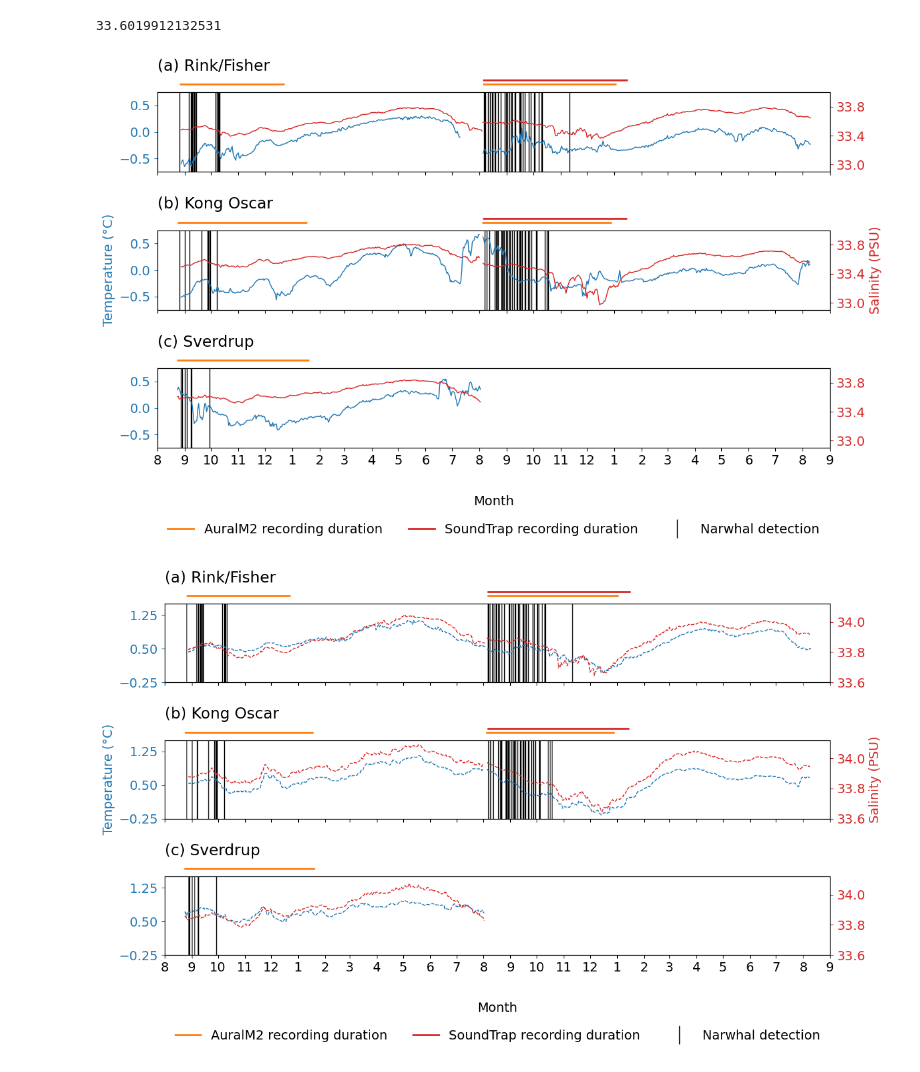
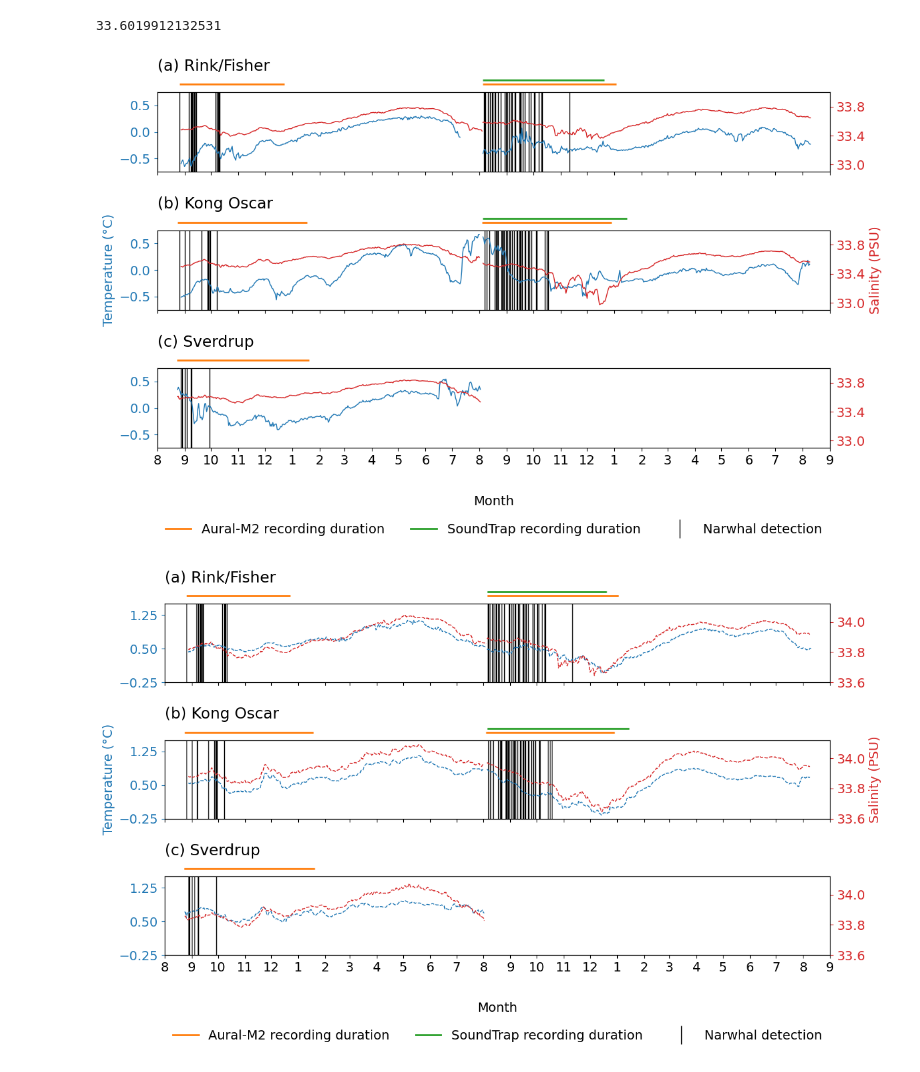
Before and after one commit to mjzahn/OMG_narwhals_habitat-model, a Jupyter notebook: data-cleaning_python/narwhal_habitat-model_figs.ipynb, the cells around one changed output. Saved outputs shown, nothing was run; the diff lists cells and outputs as text; code cells hidden in the pictures.

```diff
--- a/data-cleaning_python/narwhal_habitat-model_figs.ipynb
+++ b/data-cleaning_python/narwhal_habitat-model_figs.ipynb
@@ -375,7 +375,7 @@ ax1.set_xlim(np.datetime64('2018-08-01'), np.datetime64('2020-09-01'))
 ax1.set_title("(a) Rink/Fisher", loc='left')
 ax1.hlines(y=0, xmin=rink_aural_dates_array[0], xmax=rink_aural_dates_array[-1],linewidth=2, color='tab:orange', clip_on=False)
 ax1.hlines(y=0, xmin=fisher_aural_dates_array[0], xmax=fisher_aural_dates_array[-1],linewidth=2, color='tab:orange', clip_on=False)
-ax1.hlines(y=50, xmin=fisher_ST_dates_array[0], xmax=fisher_ST_dates_array[-1],linewidth=2, color='tab:red', clip_on=False)
+ax1.hlines(y=50, xmin=fisher_ST_dates_array[0], xmax=np.datetime64('2019-12-20'),linewidth=2, color='tab:green', clip_on=False)
 ax1.set_ylim(0,100)
 ax1.axis('off')
 
@@ -405,7 +405,7 @@ ax3.axis('off') # filler axis
 ax4.set_title("(b) Kong Oscar", loc='left')
 ax4.hlines(y=0, xmin=KO18_aural_dates_array[0], xmax=KO18_aural_dates_array[-1], linewidth=2, color='tab:orange', clip_on=False, label='Aural start/end')
 ax4.hlines(y=0, xmin=KO19_aural_dates_array[0], xmax=KO19_aural_dates_array[-1], linewidth=2, color='tab:orange', clip_on=False, label='Aural start/end')
-ax4.hlines(y=50, xmin=KO19_ST_dates_array[0], xmax=KO19_ST_dates_array[-1], linewidth=2, color='tab:red', clip_on=False, label='SoundTrap start/end')
+ax4.hlines(y=50, xmin=KO19_ST_dates_array[0], xmax=KO19_ST_dates_array[-1], linewidth=2, color='tab:green', clip_on=False, label='SoundTrap start/end')
 ax4.set_ylim(0,100)
 ax4.axis('off')
 
@@ -450,36 +450,36 @@ sverdrup_salt_120m_timeseries_da.plot(ax=ax8_twin, c='tab:red', linewidth=1)
 months   = pd.period_range(np.datetime64('2018-08'), freq='M', periods=26).strftime('%Y-%m').tolist()
 # abbrev = ["A","S","O",'N','D',"J",'F','M','A','M','J','J','A',"S","O",'N','D',"J",'F','M','A','M','J','J','A',"S"]
 abbrev = ['8','9','10','11','12','1','2','3','4','5','6','7','8','9','10','11','12','1','2','3','4','5','6','7','8','9']
 ax8.set_xticks(months, [])
 ax8.set_xticks(months, abbrev, rotation=0, horizontalalignment = 'center')
 
 # add legend
-legend_elements = [Line2D([0], [0], color='tab:orange', lw=2, label='AuralM2 recording duration'),
-                   Line2D([0], [0], color='tab:red', lw=2, label='SoundTrap recording duration'),
+legend_elements = [Line2D([0], [0], color='tab:orange', lw=2, label='Aural-M2 recording duration'),
+                   Line2D([0], [0], color='tab:green', lw=2, label='SoundTrap recording duration'),
                    Line2D([], [], marker='|', linestyle='None',color='k', lw=1,markersize=20, label='Narwhal detection')]
 ax8.legend(handles=legend_elements, loc='upper center', ncol=3, bbox_to_anchor=(0.5, -0.8),frameon=False)
 
 # params for y-axis
 for ax in (ax2,ax5,ax8):
     ax.tick_params(axis='y', colors='tab:blue')
     ax.set_ylim(-0.75,0.75)
     ax.set_xlabel("")
     ax.set_ylabel("")
     # ax.axhline(y=mooring_temp_120m_mean)
 for ax in (ax2_twin,ax5_twin,ax8_twin):
     ax.set_yticks([33,33.4,33.8])
     ax.margins(x=0,y=0)
     ax.set_ylim(32.9,34)
     ax.set_ylabel("")
     ax.tick_params(axis='y', colors='tab:red')
 ax5_twin.set_ylabel("Salinity (PSU)", color='tab:red')
 ax5.set_ylabel("Temperature (°C)", color='tab:blue')
 
 ax8.set_xlabel("Month",labelpad=30);
 
 plt.savefig('Figures/narwhal-dets_temp-salt-surf.png', bbox_inches='tight', dpi=300, facecolor='white')
 # %% [output]
-[figure, old version]
+[figure, new version]
 # %%
 plt.rcParams["figure.figsize"] = (13,4)
 plt.rcParams['font.size'] = 14
@@ -492,7 +492,7 @@ ax1.set_xlim(np.datetime64('2018-08-01'), np.datetime64('2020-09-01'))
 ax1.set_title("(a) Rink/Fisher", loc='left')
 ax1.hlines(y=0, xmin=rink_aural_dates_array[0], xmax=rink_aural_dates_array[-1],linewidth=2, color='tab:orange', clip_on=False)
 ax1.hlines(y=0, xmin=fisher_aural_dates_array[0], xmax=fisher_aural_dates_array[-1],linewidth=2, color='tab:orange', clip_on=False)
-ax1.hlines(y=50, xmin=fisher_ST_dates_array[0], xmax=fisher_ST_dates_array[-1],linewidth=2, color='tab:red', clip_on=False)
+ax1.hlines(y=50, xmin=fisher_ST_dates_array[0], xmax=np.datetime64('2019-12-20'),linewidth=2, color='tab:green', clip_on=False)
 ax1.set_ylim(0,100)
 ax1.axis('off')
 
@@ -518,7 +518,7 @@ ax3.axis('off') # filler axis
 ax4.set_title("(b) Kong Oscar", loc='left')
 ax4.hlines(y=0, xmin=KO18_aural_dates_array[0], xmax=KO18_aural_dates_array[-1], linewidth=2, color='tab:orange', clip_on=False, label='Aural start/end')
 ax4.hlines(y=0, xmin=KO19_aural_dates_array[0], xmax=KO19_aural_dates_array[-1], linewidth=2, color='tab:orange', clip_on=False, label='Aural start/end')
-ax4.hlines(y=50, xmin=KO19_ST_dates_array[0], xmax=KO19_ST_dates_array[-1], linewidth=2, color='tab:red', clip_on=False, label='SoundTrap start/end')
+ax4.hlines(y=50, xmin=KO19_ST_dates_array[0], xmax=KO19_ST_dates_array[-1], linewidth=2, color='tab:green', clip_on=False, label='SoundTrap start/end')
 ax4.set_ylim(0,100)
 ax4.axis('off')
 
@@ -564,8 +564,8 @@ ax8.set_xticks(months, [])
 ax8.set_xticks(months, abbrev, rotation=0, horizontalalignment = 'center')
 
 # add legend
-legend_elements = [Line2D([0], [0], color='tab:orange', lw=2, label='AuralM2 recording duration'),
-                   Line2D([0], [0], color='tab:red', lw=2, label='SoundTrap recording duration'),
+legend_elements = [Line2D([0], [0], color='tab:orange', lw=2, label='Aural-M2 recording duration'),
+                   Line2D([0], [0], color='tab:green', lw=2, label='SoundTrap recording duration'),
                    Line2D([], [], marker='|', linestyle='None',color='k', lw=1,markersize=20, label='Narwhal detection')]
 ax8.legend(handles=legend_elements, loc='upper center', ncol=3, bbox_to_anchor=(0.5, -0.8),frameon=False)
 
@@ -590,4 +590,4 @@ ax8.set_xlabel("Month",labelpad=30);
 
 plt.savefig('Figures/narwhal-dets_temp-salt-deep.png', bbox_inches='tight', dpi=300, facecolor='white')
 # %% [output]
-[figure, old version]
+[figure, new version]
```
Also changed, not shown: parts of 5 cells of this notebook, 8 other files.
